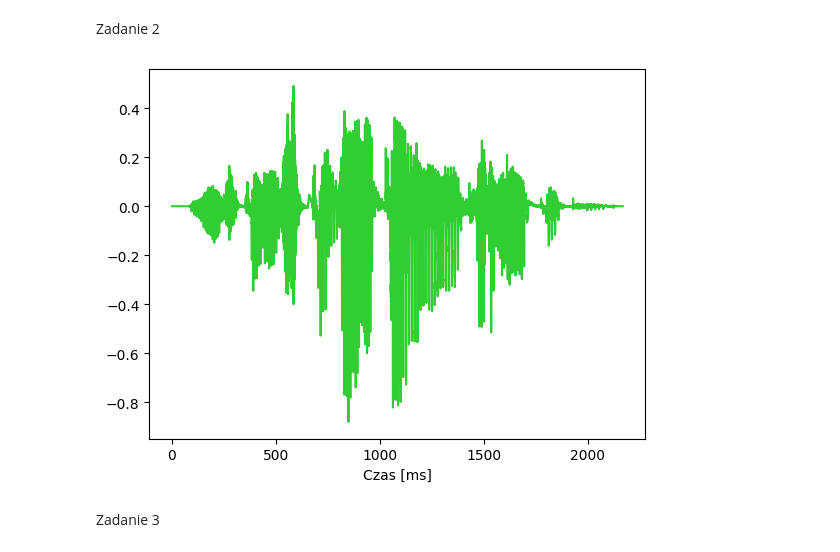
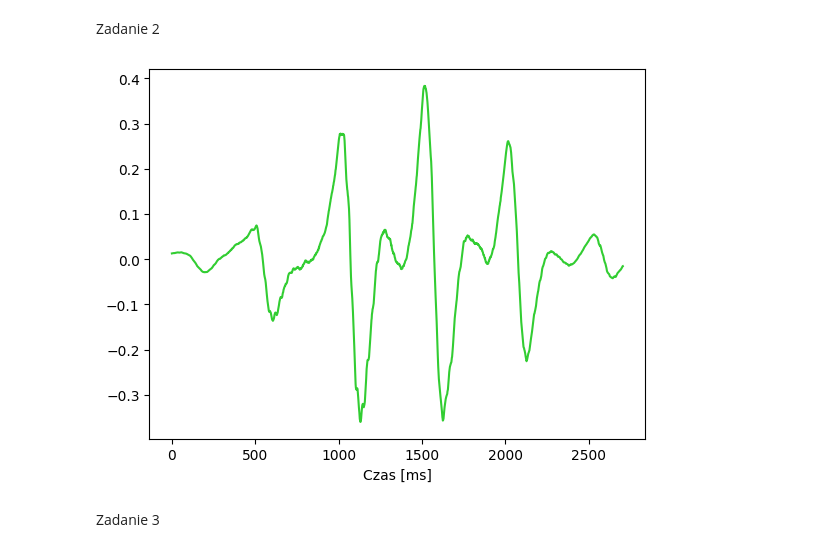
Before and after one commit to szvbvtk/Przetwarzanie_i_analiza_danych, a Jupyter notebook: lab_9.ipynb, the cells around one changed output. Drawn from its saved outputs; the diff is of its cells as text; code cells hidden in the pictures.

```diff
--- a/lab_9.ipynb
+++ b/lab_9.ipynb
@@ -16,7 +16,7 @@ Głos: https://ttsmp3.com/
 # %% [markdown]
 Zadanie 2
 # %%
-s, fs = sf.read('glos.mp3', dtype='float32')
+s, fs = sf.read('glos.wav', dtype='float32')
 
 # sd.play(s, fs)
 # sd.wait()
@@ -161,16 +161,20 @@ plt.plot(np.linspace(0, x[-1], E_przesuniete.shape[0]), Z_przesuniete, color='ro
 3. Analiza częstotliwości
 # %% [markdown]
 Zadanie 1
+# %%
+i = s[56448 : 56448+2048]
+czas_ms = len(s) / fs * 1000
+x = np.linspace(0, czas_ms, len(i))
 # %% [markdown]
 Zadanie 2
 # %%
-okno_hamminga = np.hamming(len(s))
-sh = s * okno_hamminga
+okno_hamminga = np.hamming(len(i))
+sh = i * okno_hamminga
 
 plt.plot(x, sh, color='limegreen')
 plt.xlabel('Czas [ms]');
 # %% [output]
-[figure, old version]
+[figure, new version]
 # %% [markdown]
 Zadanie 3
 # %%
```
Also changed, not shown: parts of 20 cells of this notebook, 1 other file.
